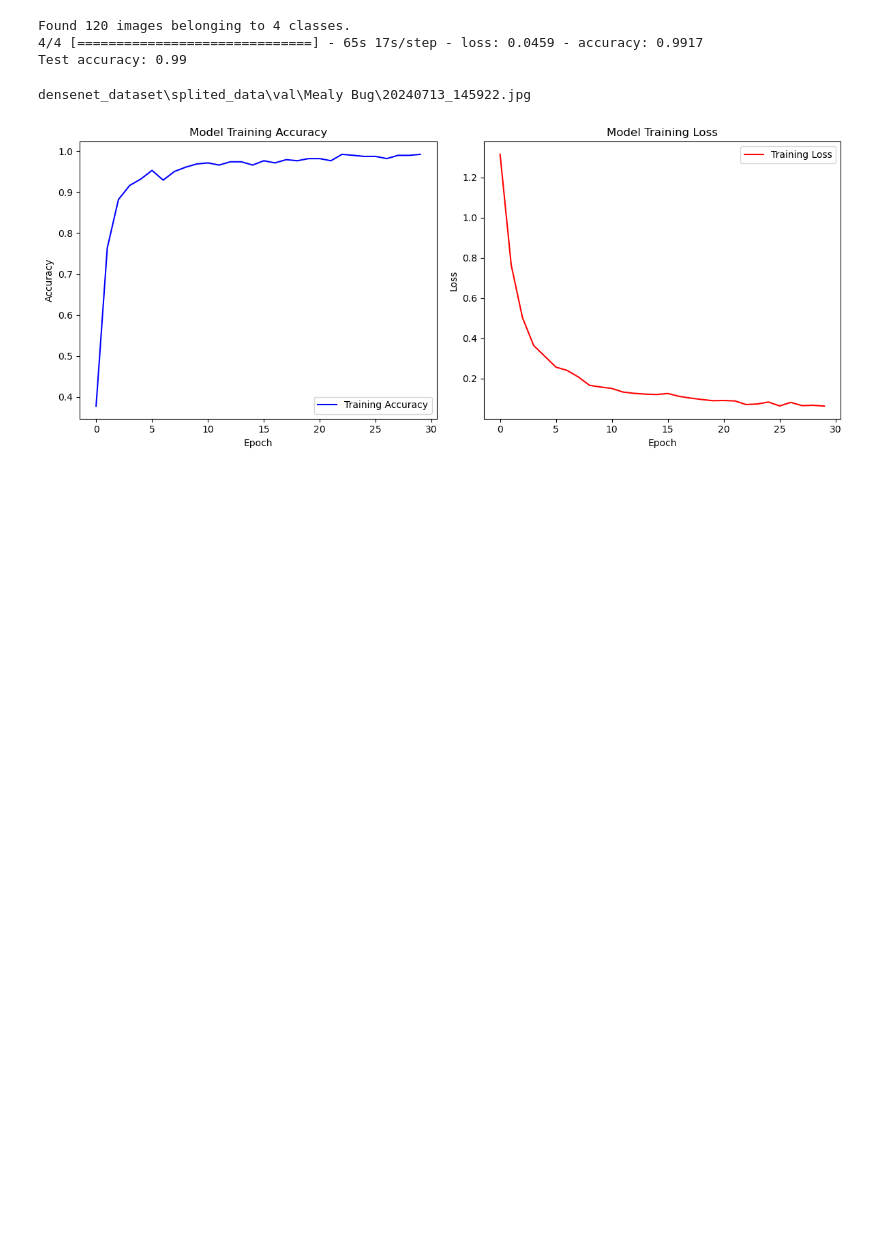
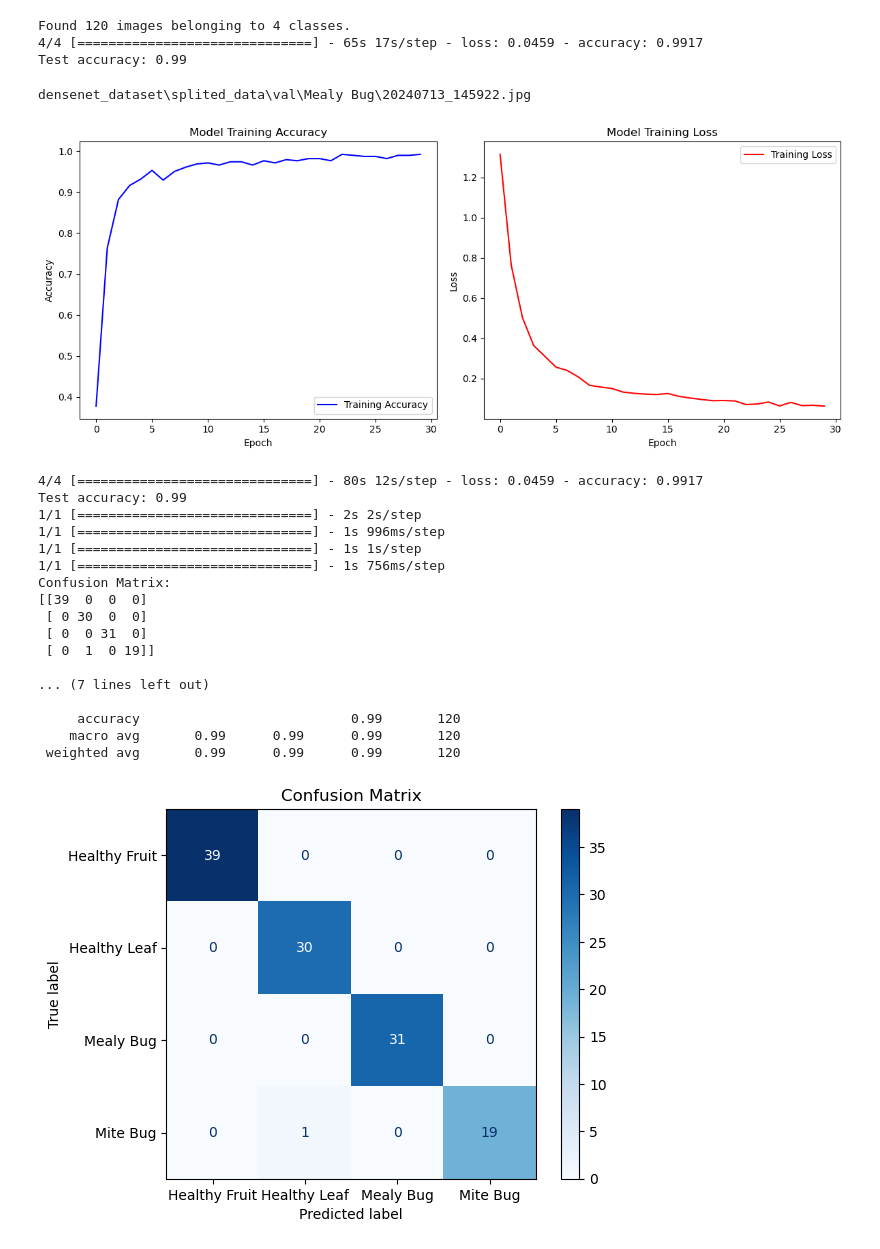
Before and after one commit to IT21161056/Papaya-Buddy, a Jupyter notebook: training/papaya_disease_modal.ipynb, the cells around one changed output. Drawn from its saved outputs; the diff is of its cells as text; code cells hidden in the pictures; blank space fills up the shorter version.

Commit message:
denseNet Confusion metric

```diff
--- a/training/papaya_disease_modal.ipynb
+++ b/training/papaya_disease_modal.ipynb
@@ -140,6 +140,68 @@ plot_training_history(history)
 [figure]
 # %%
 #predict fuction for Unrecognized images >>>
+# %%
+import os
+from tensorflow.keras.preprocessing import image
+import numpy as np
+from sklearn.metrics import confusion_matrix, classification_report, ConfusionMatrixDisplay
+import matplotlib.pyplot as plt
+import time
+
+# Define the mapping for class indices to labels
+class_labels = {0: 'Healthy Fruit', 1: 'Healthy Leaf', 2: 'Mealy Bug', 3: 'Mite Bug'}  # Adjust based on your class order
+
+# Evaluate the model
+test_loss, test_accuracy = model.evaluate(test_generator)
+print(f'Test accuracy: {test_accuracy:.2f}')
+
+# Confusion Matrix Calculation
+true_labels = []
+predicted_labels = []
+
+# Collect true labels and predictions
+for i in range(len(test_generator)):
+    images, labels = next(test_generator)
+    true_labels.extend(np.argmax(labels, axis=1))  # True labels
+    predictions = model.predict(images)
+    predicted_labels.extend(np.argmax(predictions, axis=1))  # Predicted classes
+
+# Compute confusion matrix
+conf_matrix = confusion_matrix(true_labels, predicted_labels)
+
+# Print confusion matrix
+print("Confusion Matrix:")
+print(conf_matrix)
+
+# Optional: Classification report
+class_report = classification_report(true_labels, predicted_labels, target_names=class_labels.values())
+print("\nClassification Report:")
+print(class_report)
+
+# Optional: Display confusion matrix
+disp = ConfusionMatrixDisplay(confusion_matrix=conf_matrix, display_labels=class_labels.values())
+disp.plot(cmap='Blues')
+plt.title("Confusion Matrix")
+plt.show()
+# %% [output]
+4/4 [==============================] - 80s 12s/step - loss: 0.0459 - accuracy: 0.9917
+Test accuracy: 0.99
+1/1 [==============================] - 2s 2s/step
+1/1 [==============================] - 1s 996ms/step
+1/1 [==============================] - 1s 1s/step
+1/1 [==============================] - 1s 756ms/step
+Confusion Matrix:
+[[39  0  0  0]
+ [ 0 30  0  0]
+ [ 0  0 31  0]
+ [ 0  1  0 19]]
+
+... (7 lines left out)
+
+     accuracy                           0.99       120
+    macro avg       0.99      0.99      0.99       120
+ weighted avg       0.99      0.99      0.99       120
+[figure, added]
 # %%
 import os
 from tensorflow.keras.preprocessing import image
```
Also changed, not shown: parts of 1 cell of this notebook, 3 other files.
